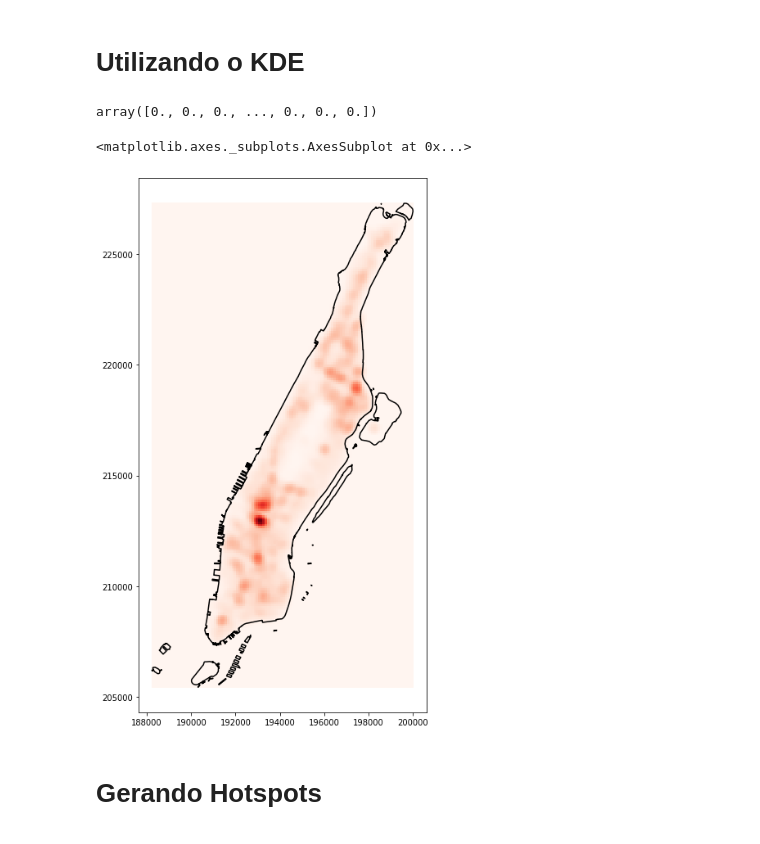
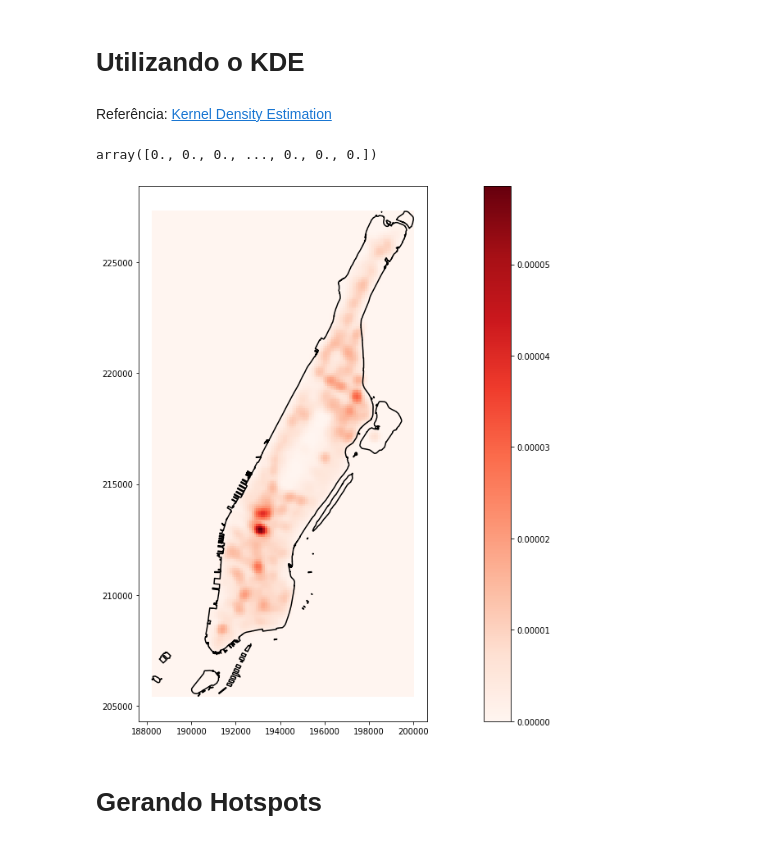
Before and after one commit to hernanytec/hotspot-mapping, a Jupyter notebook: notebook.ipynb, the cells around one changed output. Drawn from its saved outputs; the diff is of its cells as text; code cells hidden in the pictures.

```diff
--- a/notebook.ipynb
+++ b/notebook.ipynb
@@ -156,6 +160,8 @@ cx.add_basemap(ax, crs=manhattan_gdf.crs)
 [figure]
 # %% [markdown]
 # Utilizando o KDE
+# %% [markdown]
+Referência: [Kernel Density Estimation](https://mathisonian.github.io/kde/)
 # %%
 # Obtendo densidades com o KDE
 # - Calcula a distância euclidiana de cada evento para cada célula do grid
@@ -170,13 +176,12 @@ array([0., 0., 0., ..., 0., 0., 0.])
 # %%
 # Visualização da densidade gerada pelo KDE
 
 grid.geodataframe['density'] = kde._score_value
 
 ax = manhattan_gdf.boundary.plot(color='black')
-grid.geodataframe.plot(ax=ax, column='density', cmap='Reds')
+ax=grid.geodataframe.plot(ax=ax, column='density', cmap='Reds', legend=True)
 # %% [output]
-<matplotlib.axes._subplots.AxesSubplot at 0x...>
-[figure, old version]
+[figure, new version]
 # %% [markdown]
 # Gerando Hotspots
 # %%
```
Also changed, not shown: parts of 7 cells of this notebook.
